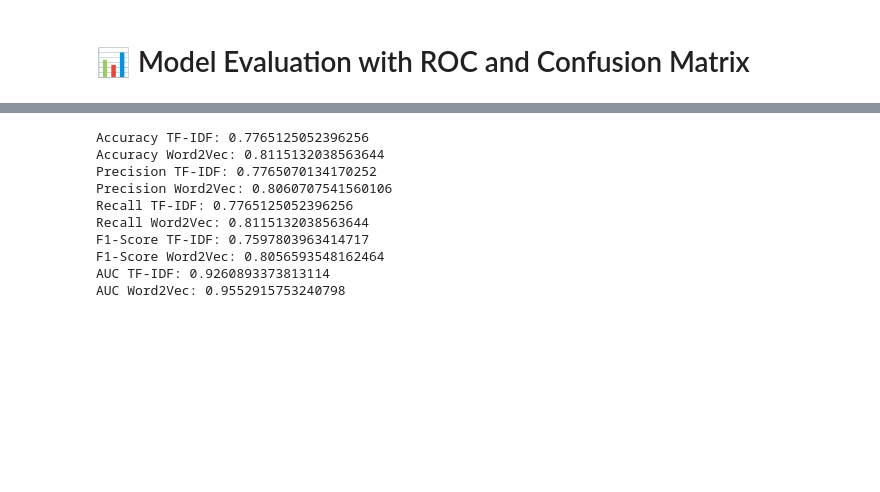
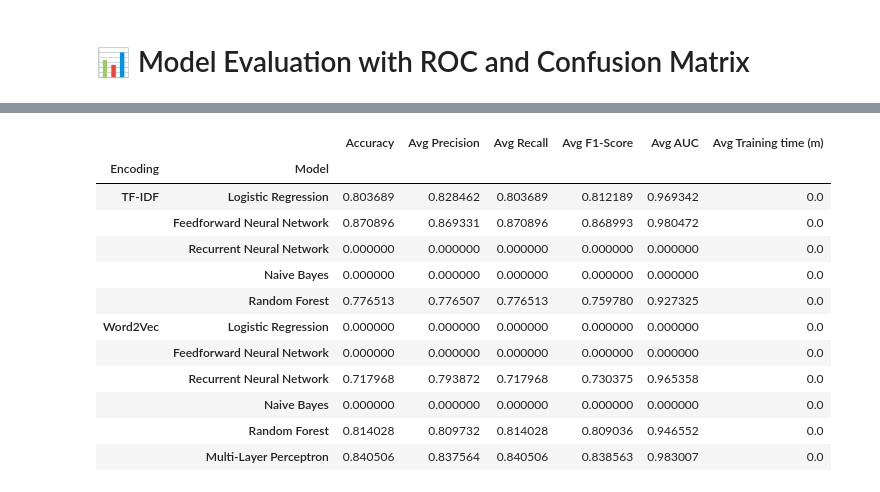
Before and after one commit to Aziz-Zeghal/NLP1-Poetry, a Jupyter notebook: classification/random_forest/RandomForest.ipynb, the cells around one changed output, grey strips where cells are left out. Saved outputs shown, nothing was run; the diff lists cells and outputs as text; code cells hidden in the pictures; blank space fills up the shorter version.

Commit message:
fix random forest notebook

```diff
--- a/classification/random_forest/RandomForest.ipynb
+++ b/classification/random_forest/RandomForest.ipynb
@@ -310,33 +310,40 @@ AUC moyenne Word2Vec: 0.955
 # %%
-# benchmark = pd.read_parquet(BENCHMARK_TABLE)
+benchmark = pd.read_parquet(BENCHMARK_TABLE)
 
 # Création d'un dictionnaire pour stocker tous les scores
 accurency_tfidf = tdidf_report['accuracy']
 accurency_w2v = w2v_report['accuracy']
 precision_tfidf = tdidf_report['weighted avg']['precision']
 precision_w2v = w2v_report['weighted avg']['precision']
 recall_tfidf = tdidf_report['weighted avg']['recall']
 recall_w2v = w2v_report['weighted avg']['recall']
 f1_score_tfidf = tdidf_report['weighted avg']['f1-score']
 f1_score_w2v = w2v_report['weighted avg']['f1-score']
-print(f"Accuracy TF-IDF: {accurency_tfidf}")
-print(f"Accuracy Word2Vec: {accurency_w2v}")
-print(f"Precision TF-IDF: {precision_tfidf}")
-print(f"Precision Word2Vec: {precision_w2v}")
-print(f"Recall TF-IDF: {recall_tfidf}")
-print(f"Recall Word2Vec: {recall_w2v}")
-print(f"F1-Score TF-IDF: {f1_score_tfidf}")
-print(f"F1-Score Word2Vec: {f1_score_w2v}")
-print(f"AUC TF-IDF: {roc_auc}")
-print(f"AUC Word2Vec: {roc_auc_w2v}")
+
+benchmark.loc[
+    ("Word2Vec", "Random Forest"),
+    ["Avg Recall", "Avg F1-Score", "Avg Precision", "Accuracy", "Avg AUC"],
+] = [recall_w2v, f1_score_w2v, precision_w2v, accurency_w2v, roc_auc_w2v]
+
+benchmark.loc[
+    ("TF-IDF", "Random Forest"),
+    ["Avg Recall", "Avg F1-Score", "Avg Precision", "Accuracy", "Avg AUC"],
+] = [recall_tfidf, f1_score_tfidf, precision_tfidf, accurency_tfidf, roc_auc]
+
+benchmark.to_parquet(BENCHMARK_TABLE, index=True)
+
+display(benchmark)
 # %% [output]
-Accuracy TF-IDF: 0.7765125052396256
-Accuracy Word2Vec: 0.8115132038563644
-Precision TF-IDF: 0.7765070134170252
-Precision Word2Vec: 0.8060707541560106
-Recall TF-IDF: 0.7765125052396256
-Recall Word2Vec: 0.8115132038563644
-F1-Score TF-IDF: 0.7597803963414717
-F1-Score Word2Vec: 0.8056593548162464
-AUC TF-IDF: 0.9260893373813114
-AUC Word2Vec: 0.9552915753240798
+|  |  | Accuracy | Avg Precision | Avg Recall | Avg F1-Score | Avg AUC | Avg Training time (m) |
+| Encoding | Model |  |  |  |  |  |  |
+| TF-IDF | Logistic Regression | 0.803689 | 0.828462 | 0.803689 | 0.812189 | 0.969342 | 0.0 |
+|  | Feedforward Neural Network | 0.870896 | 0.869331 | 0.870896 | 0.868993 | 0.980472 | 0.0 |
+|  | Recurrent Neural Network | 0.000000 | 0.000000 | 0.000000 | 0.000000 | 0.000000 | 0.0 |
+|  | Naive Bayes | 0.000000 | 0.000000 | 0.000000 | 0.000000 | 0.000000 | 0.0 |
+|  | Random Forest | 0.776513 | 0.776507 | 0.776513 | 0.759780 | 0.927325 | 0.0 |
+| Word2Vec | Logistic Regression | 0.000000 | 0.000000 | 0.000000 | 0.000000 | 0.000000 | 0.0 |
+|  | Feedforward Neural Network | 0.000000 | 0.000000 | 0.000000 | 0.000000 | 0.000000 | 0.0 |
+|  | Recurrent Neural Network | 0.717968 | 0.793872 | 0.717968 | 0.730375 | 0.965358 | 0.0 |
+|  | Naive Bayes | 0.000000 | 0.000000 | 0.000000 | 0.000000 | 0.000000 | 0.0 |
+|  | Random Forest | 0.814028 | 0.809732 | 0.814028 | 0.809036 | 0.946552 | 0.0 |
+|  | Multi-Layer Perceptron | 0.840506 | 0.837564 | 0.840506 | 0.838563 | 0.983007 | 0.0 |
```
Also changed, not shown: parts of 4 cells of this notebook.
